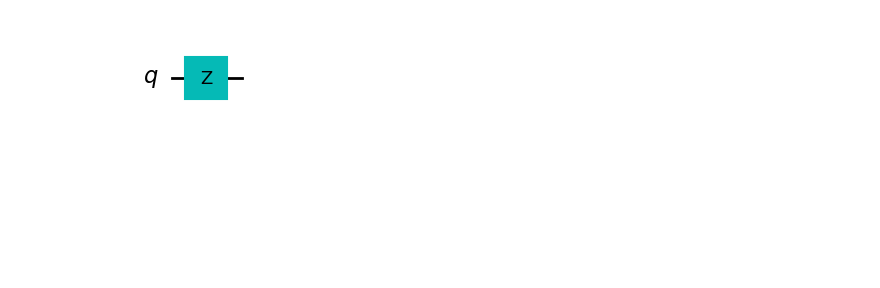
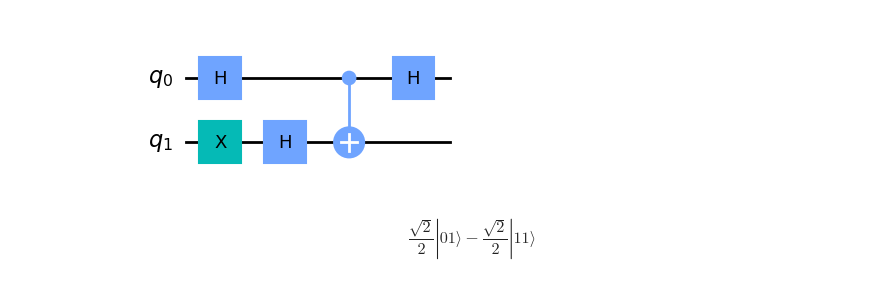
Before and after one commit to Stargazer137/Stargazer137.github.io, a Jupyter notebook: 2023/09/08/量子算法/QC.ipynb, the cells around one changed output. Drawn from its saved outputs; the diff is of its cells as text; code cells hidden in the pictures; blank space fills up the shorter version.

```diff
--- a/2023/09/08/量子算法/QC.ipynb
+++ b/2023/09/08/量子算法/QC.ipynb
@@ -1,16 +1,21 @@
-# %%
-from qiskit import *
-import numpy as np
-
-theta=np.pi/3
-phi=np.pi/2
-lam=np.pi/4
-
-
-qc=QuantumCircuit(1)
-qc.z(0)
-# qc.u(theta,phi,lam,0)
-
-qc.draw('mpl')
-# %% [output]
-[figure, removed]
+# %%
+from qiskit import *
+import numpy as np
+from qiskit.quantum_info import Statevector
+
+dutsch=QuantumCircuit(2)
+dutsch.h(0)
+dutsch.x(1)
+dutsch.h(1)
+dutsch.cx(0,1)
+dutsch.h(0)
+dutsch.draw('mpl')
+# %% [output]
+[figure, added]
+# %%
+state=Statevector.from_int(0,2**2)
+state.draw('latex')
+state1=state.evolve(dutsch)
+state1.draw('latex')
+# %% [output]
+$$\frac{\sqrt{2}}{2} |01\rangle- \frac{\sqrt{2}}{2} |11\rangle$$
```
Also changed, not shown: parts of 21 cells of this notebook, 13 other files.
